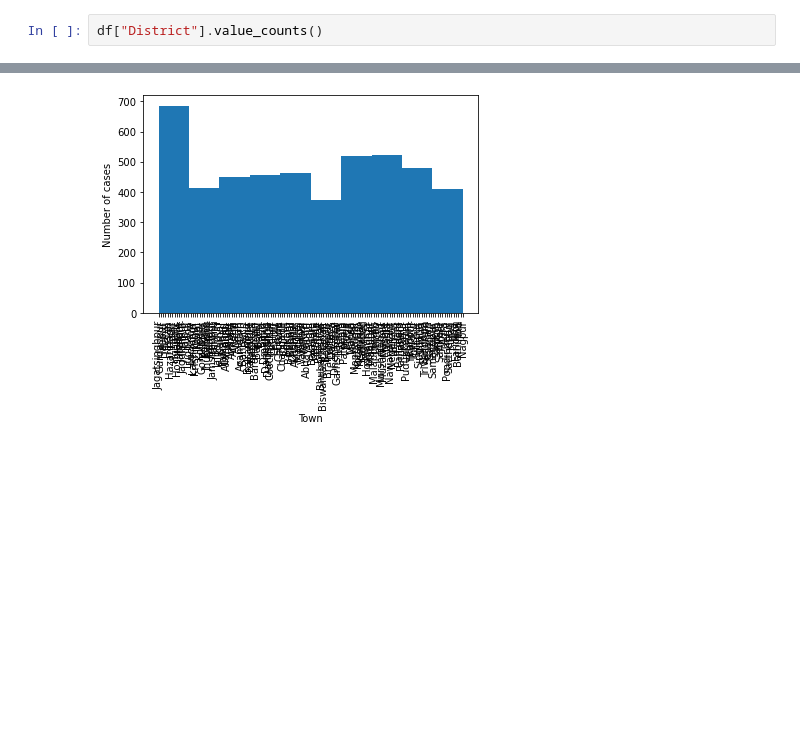
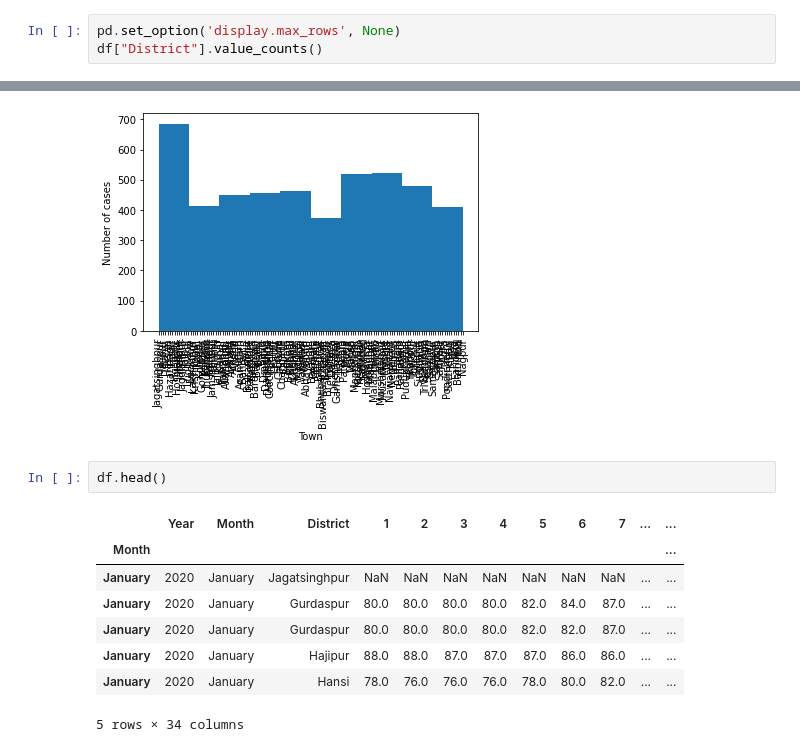
Before and after one commit to greteh/IDS2021-Project-B5, a Jupyter notebook: DATASCIENCE PROJECT.ipynb, the cells around one changed output, grey strips where cells are left out. Cells and saved outputs as stored; diff of their text form; blank space fills up the shorter version.

```diff
--- a/DATASCIENCE PROJECT.ipynb
+++ b/DATASCIENCE PROJECT.ipynb
@@ -50,5 +50,6 @@ October      297
 December     294
 Name: Month, dtype: int64
 # %%
+pd.set_option('display.max_rows', None)
 df["District"].value_counts()
 # %% [output]
@@ -85,3 +91,14 @@ plt.xlabel('Town')
 # %% [output]
 Text(0.5, 0, 'Town')
 [figure]
+# %%
+df.head()
+# %% [output]
+|  | Year | Month | District | 1 | 2 | 3 | 4 | 5 | 6 | 7 | ... | ... |
+| Month |  |  |  |  |  |  |  |  |  |  |  | ... |
+| January | 2020 | January | Jagatsinghpur | NaN | NaN | NaN | NaN | NaN | NaN | NaN | ... | ... |
+| January | 2020 | January | Gurdaspur | 80.0 | 80.0 | 80.0 | 80.0 | 82.0 | 84.0 | 87.0 | ... | ... |
+| January | 2020 | January | Gurdaspur | 80.0 | 80.0 | 80.0 | 80.0 | 82.0 | 82.0 | 87.0 | ... | ... |
+| January | 2020 | January | Hajipur | 88.0 | 88.0 | 87.0 | 87.0 | 87.0 | 86.0 | 86.0 | ... | ... |
+| January | 2020 | January | Hansi | 78.0 | 76.0 | 76.0 | 76.0 | 78.0 | 80.0 | 82.0 | ... | ... |
+5 rows × 34 columns
```
Also changed, not shown: parts of 5 cells of this notebook.
